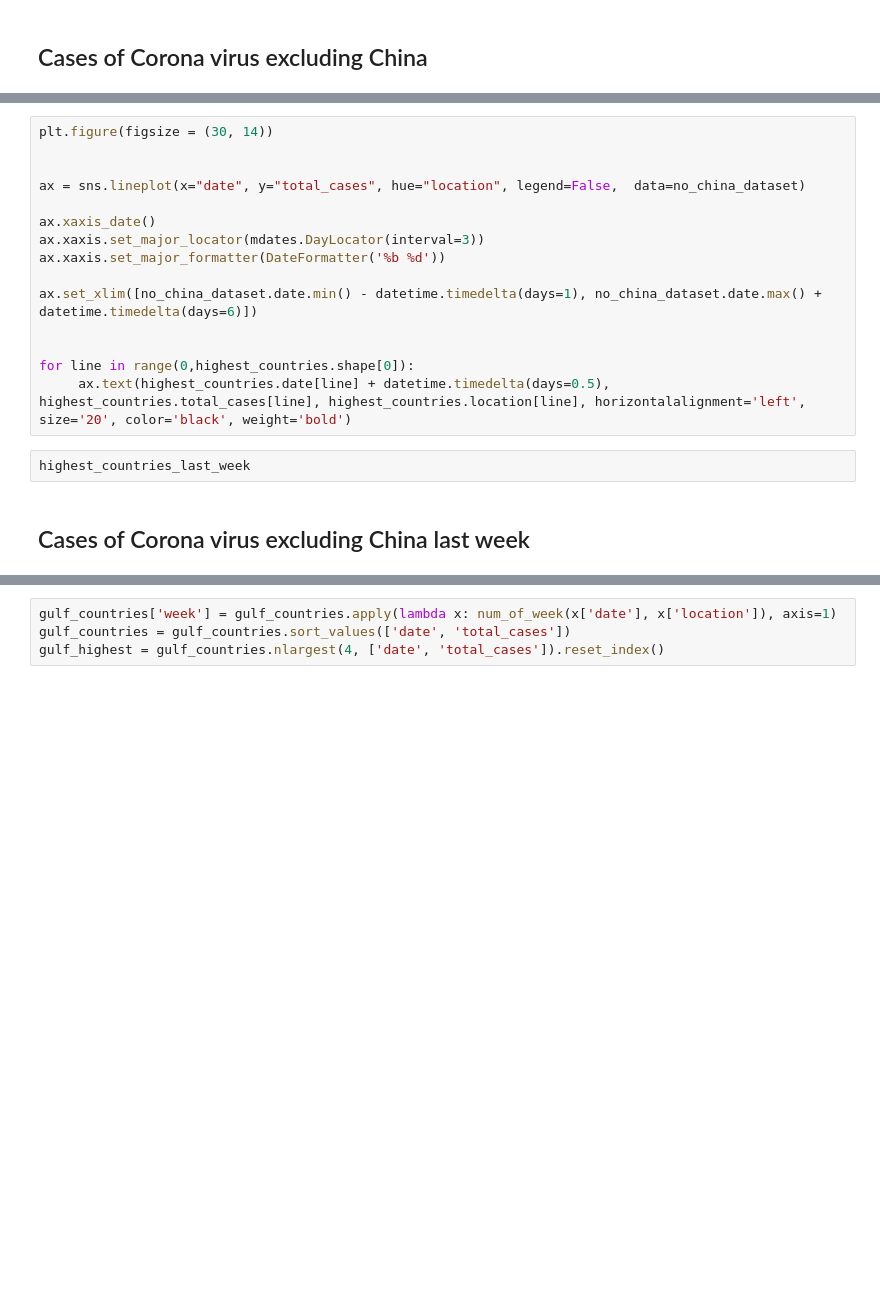
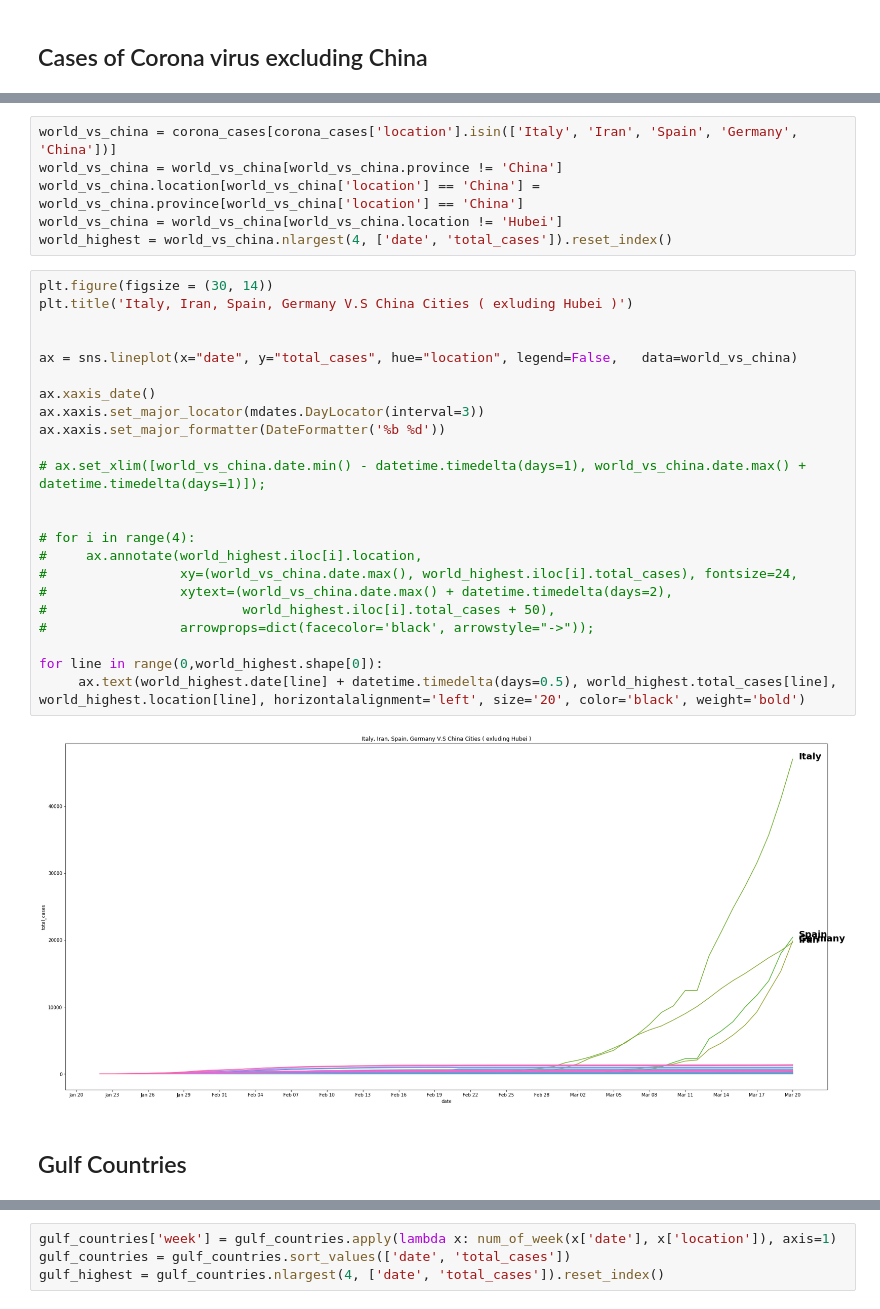
Before and after one commit to MohammedAlawami/corona-data-challenge, a Jupyter notebook: coronavirus_analysis.ipynb, the cells around one changed output, grey strips where cells are left out. Drawn from its saved outputs; the diff is of its cells as text; blank space fills up the shorter version.

Commit message:
added a world map script, and updated some analytics

```diff
--- a/coronavirus_analysis.ipynb
+++ b/coronavirus_analysis.ipynb
@@ -90,19 +179,33 @@ for i in range(4):
+# %%
+world_vs_china = corona_cases[corona_cases['location'].isin(['Italy', 'Iran', 'Spain', 'Germany', 'China'])]
+world_vs_china = world_vs_china[world_vs_china.province != 'China']
+world_vs_china.location[world_vs_china['location'] == 'China'] = world_vs_china.province[world_vs_china['location'] == 'China']
+world_vs_china = world_vs_china[world_vs_china.location != 'Hubei']
+world_highest = world_vs_china.nlargest(4, ['date', 'total_cases']).reset_index()
 # %%
 plt.figure(figsize = (30, 14))
+plt.title('Italy, Iran, Spain, Germany V.S China Cities ( exluding Hubei )')
 
 
-ax = sns.lineplot(x="date", y="total_cases", hue="location", legend=False,  data=no_china_dataset)
+ax = sns.lineplot(x="date", y="total_cases", hue="location", legend=False,   data=world_vs_china)
 
 ax.xaxis_date()
 ax.xaxis.set_major_locator(mdates.DayLocator(interval=3))
 ax.xaxis.set_major_formatter(DateFormatter('%b %d'))
 
-ax.set_xlim([no_china_dataset.date.min() - datetime.timedelta(days=1), no_china_dataset.date.max() + datetime.timedelta(days=6)])
+# ax.set_xlim([world_vs_china.date.min() - datetime.timedelta(days=1), world_vs_china.date.max() + datetime.timedelta(days=1)]);
 
 
-for line in range(0,highest_countries.shape[0]):
-     ax.text(highest_countries.date[line] + datetime.timedelta(days=0.5), highest_countries.total_cases[line], highest_countries.location[line], horizontalalignment='left', size='20', color='black', weight='bold')
+# for i in range(4):
+#     ax.annotate(world_highest.iloc[i].location,
+#                 xy=(world_vs_china.date.max(), world_highest.iloc[i].total_cases), fontsize=24,
+#                 xytext=(world_vs_china.date.max() + datetime.timedelta(days=2),
+#                         world_highest.iloc[i].total_cases + 50),
+#                 arrowprops=dict(facecolor='black', arrowstyle="->"));
+
+for line in range(0,world_highest.shape[0]):
+     ax.text(world_highest.date[line] + datetime.timedelta(days=0.5), world_highest.total_cases[line], world_highest.location[line], horizontalalignment='left', size='20', color='black', weight='bold')
+# %% [output]
+[figure, added]
-# %%
-highest_countries_last_week
-# %% [markdown]
-## Cases of Corona virus excluding China last week
+# %% [markdown]
+## Gulf Countries
```
Also changed, not shown: parts of 81 cells of this notebook, 10 other files.
